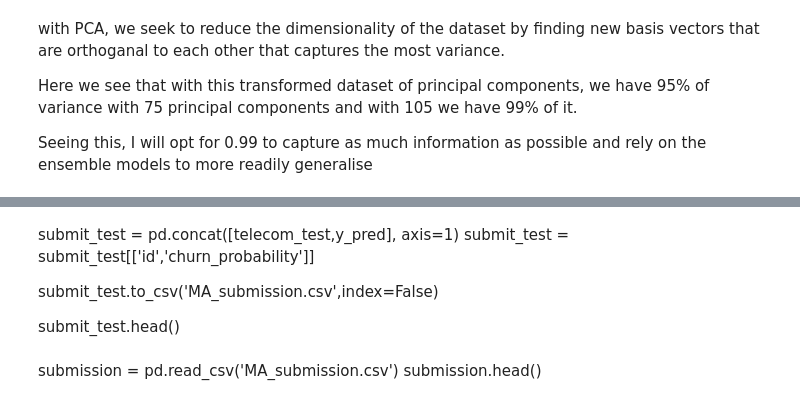
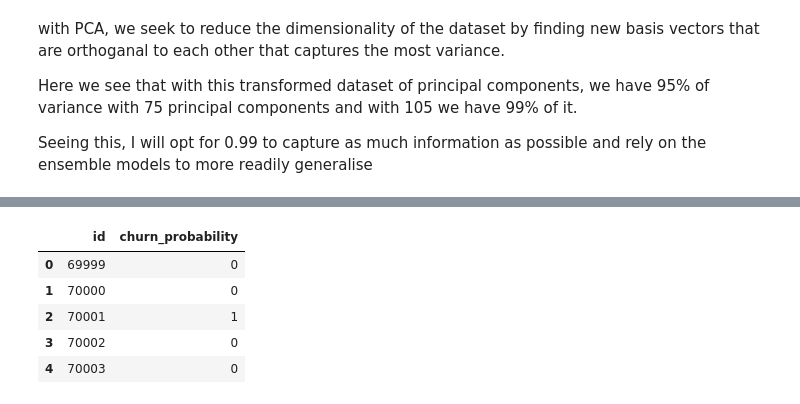
Before and after one commit to mickyals/Telecom_Churn, a Jupyter notebook: Telecom_Churn_Prediction_MA.ipynb, the cells around one changed output, grey strips where cells are left out. Drawn from its saved outputs; the diff is of its cells as text; code cells hidden in the pictures.

Commit message:
almost finished 94% accuracy on test

```diff
--- a/Telecom_Churn_Prediction_MA.ipynb
+++ b/Telecom_Churn_Prediction_MA.ipynb
@@ -885,13 +883,13 @@ pipelines = []
 
 for model_name, model, parameters in models:
     #make a pipeline
-    pipeline = Pipeline([(model_name + '_no_pca',model)])
+    pipeline = Pipeline([(model_name,model)])
     pipelines.append((model_name, pipeline, parameters))
 
-    #make a pipeline with pca
-    for n_components in pca_components:
-        pipeline = Pipeline([('PCA', PCA(n_components=n_components)),
-                            (model_name,model)])
-        pipelines.append((model_name, pipeline, parameters))
+
 #each model and their associated hyper params to tune
 pipelines
+
+
+"""note previously there was a loop for PCA to reduce dimensionality but after two days
+of tuning, the PCA models always performed worse"""
@@ -912,9 +933,9 @@ for model_name, pipeline, params in pipelines:
     hype_tune = HalvingGridSearchCV(estimator = pipeline,
                                     param_grid = params,
                                     cv = folds,
+                                    factor=4,
                                     verbose = 1,
-                                    scoring = 'accuracy',
-                                   aggressive_elimination=True, #lots of paramters and fits so aggressively elim
+                                    scoring = 'accuracy', #lots of paramters and fits so aggressively elim
                                     n_jobs=-1,
                                    random_state = seed)
     #fit model
@@ -973,12 +1018,33 @@ y_pred = pd.DataFrame(data=y_pred, columns=['churn_probability'])
-# %% [markdown]
-submit_test = pd.concat([telecom_test,y_pred], axis=1)
-submit_test = submit_test[['id','churn_probability']]
-
-
-
-submit_test.to_csv('MA_submission.csv',index=False)
-
-submit_test.head()
-# %% [markdown]
-submission = pd.read_csv('MA_submission.csv')
-submission.head()
+# %%
+telecom_test_2 = telecom_test_copy.copy()
+
+#{'Hist_GBM__learning_rate': 0.1, 'Hist_GBM__max_depth': 20, 'Hist_GBM__max_iter': 1200} 97%
+# 'XGBoost__booster': 'gbtree', 'XGBoost__gamma': 0.1, 'XGBoost__learning_rate': 0.1, 'XGBoost__n_estimators': 500} 97%
+#no pca
+
+#pca = PCA(n_components=0.95, random_state=seed)
+#df_train_pca = pca.fit_transform(X_train)
+#df_test_pca = pca.transform(telecom_test_2)
+learner = HistGradientBoostingClassifier(learning_rate=0.1, max_depth=20, max_iter=1200)
+
+learner.fit(X_train, y_train)
+
+y_pred = learner.predict(telecom_test_2)
+
+y_pred = pd.DataFrame(data=y_pred, columns=['churn_probability'])
+# %%
+submit_test = pd.concat([telecom_test,y_pred], axis=1)
+submit_test = submit_test[['id','churn_probability']]
+
+
+
+submit_test.to_csv('MA_submission.csv',index=False)
+
+submit_test.head()
+# %% [output]
+|  | id | churn_probability |
+| 0 | 69999 | 0 |
+| 1 | 70000 | 0 |
+| 2 | 70001 | 1 |
+| 3 | 70002 | 0 |
+| 4 | 70003 | 0 |
```
Also changed, not shown: parts of 12 cells of this notebook.
